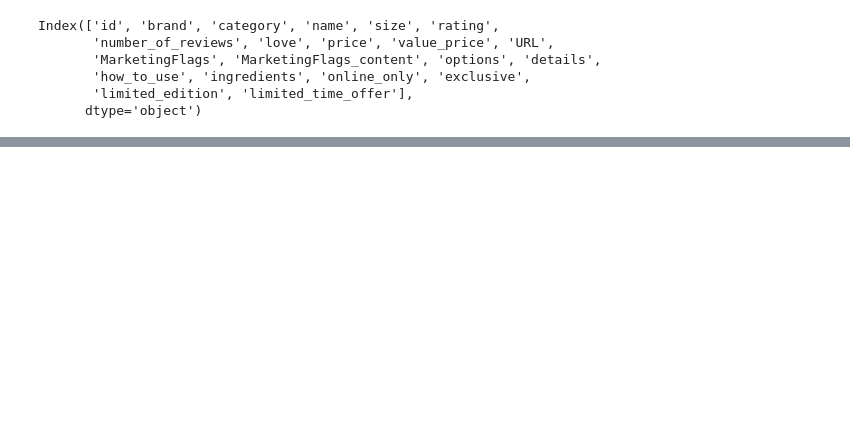
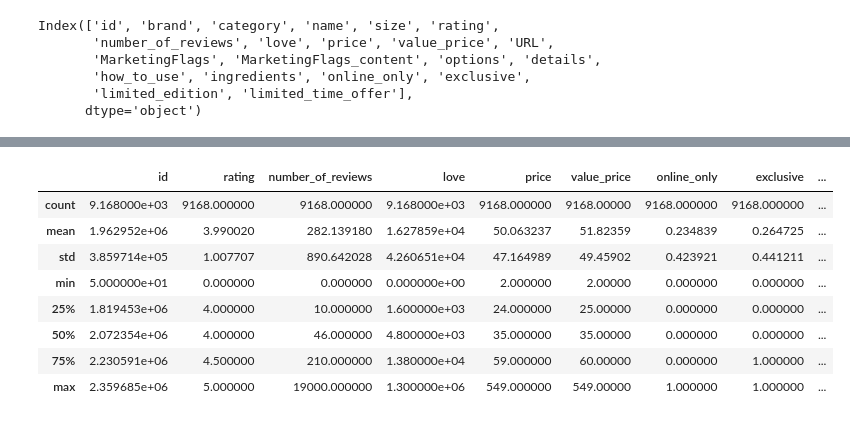
Before and after one commit to LeoH10462/Sephora, a Jupyter notebook: sephora.ipynb, the cells around one changed output, grey strips where cells are left out. Saved outputs shown, nothing was run; the diff lists cells and outputs as text; code cells hidden in the pictures; blank space fills up the shorter version.

```diff
--- a/sephora.ipynb
+++ b/sephora.ipynb
@@ -25,0 +52,12 @@ Index(['id', 'brand', 'category', 'name', 'size', 'rating',
+# %%
+df.describe()
+# %% [output]
+|  | id | rating | number_of_reviews | love | price | value_price | online_only | exclusive | ... |
+| count | 9.168000e+03 | 9168.000000 | 9168.000000 | 9.168000e+03 | 9168.000000 | 9168.00000 | 9168.000000 | 9168.000000 | ... |
+| mean | 1.962952e+06 | 3.990020 | 282.139180 | 1.627859e+04 | 50.063237 | 51.82359 | 0.234839 | 0.264725 | ... |
+| std | 3.859714e+05 | 1.007707 | 890.642028 | 4.260651e+04 | 47.164989 | 49.45902 | 0.423921 | 0.441211 | ... |
+| min | 5.000000e+01 | 0.000000 | 0.000000 | 0.000000e+00 | 2.000000 | 2.00000 | 0.000000 | 0.000000 | ... |
+| 25% | 1.819453e+06 | 4.000000 | 10.000000 | 1.600000e+03 | 24.000000 | 25.00000 | 0.000000 | 0.000000 | ... |
+| 50% | 2.072354e+06 | 4.000000 | 46.000000 | 4.800000e+03 | 35.000000 | 35.00000 | 0.000000 | 0.000000 | ... |
+| 75% | 2.230591e+06 | 4.500000 | 210.000000 | 1.380000e+04 | 59.000000 | 60.00000 | 0.000000 | 1.000000 | ... |
+| max | 2.359685e+06 | 5.000000 | 19000.000000 | 1.300000e+06 | 549.000000 | 549.00000 | 1.000000 | 1.000000 | ... |
```
Also changed, not shown: parts of 8 cells of this notebook.
